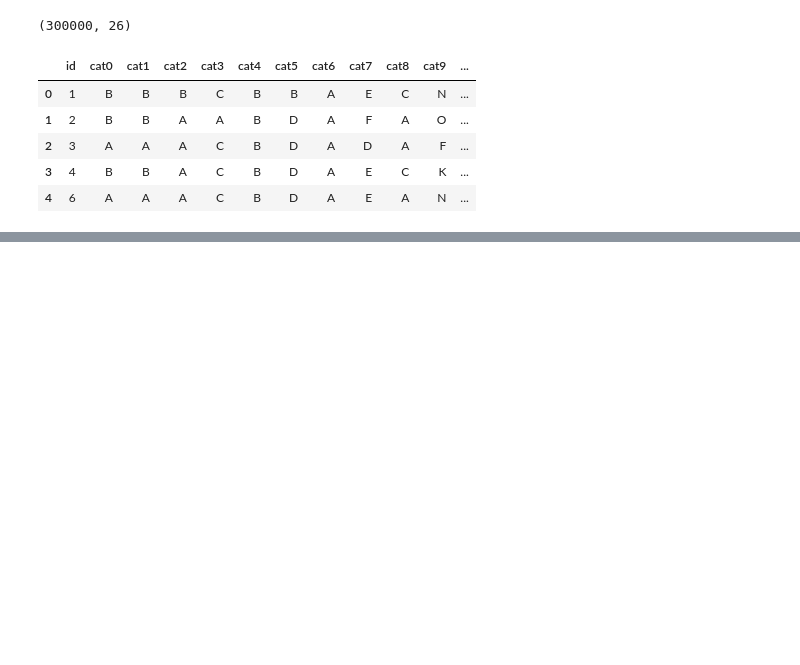
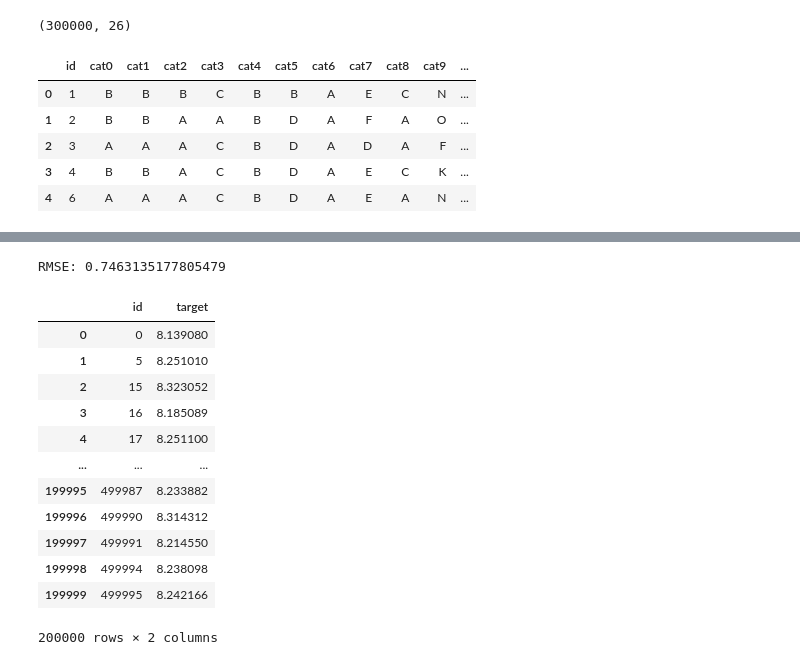
Before and after one commit to ym-dskr/30Days_of_ML, a Jupyter notebook: code/baseline.ipynb, the cells around one changed output, grey strips where cells are left out. Drawn from its saved outputs; the diff is of its cells as text; code cells hidden in the pictures; blank space fills up the shorter version.

```diff
--- a/code/baseline.ipynb
+++ b/code/baseline.ipynb
@@ -25,0 +85,6 @@ train.head()
+# %%
+# Keep selected columns only
+my_cols = categorical_cols + numerical_cols
+X_train = X_train_full[my_cols].copy()
+X_valid = X_valid_full[my_cols].copy()
+X_test = test[my_cols].copy()
@@ -25,0 +95,37 @@ train.head()
+# %%
+# Preprocessing for categorical data
+categorical_transformer = Pipeline(steps=[
+    # ('imputer', SimpleImputer(strategy='most_frequent')),
+    ('onehot', OneHotEncoder(handle_unknown='ignore'))
+])
+
+# Bundle preprocessing for numerical and categorical data
+preprocessor = ColumnTransformer(
+    transformers=[
+        # ('num', numerical_transformer, numerical_cols),
+        ('cat', categorical_transformer, categorical_cols)
+    ])
+
+# Define model
+# model = RandomForestRegressor(n_estimators=100, random_state=0)
+model =  lgb.LGBMRegressor(random_state=420)
+# model =  xgboost.XGBRegressor(random_state=0)
+
+
+# Bundle preprocessing and modeling code in a pipeline
+clf = Pipeline(steps=[('preprocessor', preprocessor),
+                      ('model', model)
+                     ])
+
+# Preprocessing of training data, fit model
+clf.fit(X_train, y_train)
+
+# Preprocessing of validation data, get predictions
+preds = clf.predict(X_valid)
+
+print('RMSE:', mean_squared_error(y_valid, preds)**0.5)
+# %% [output]
+RMSE: 0.7463135177805479
+# %%
+d = {'id' : X_test['id'], 'target' : clf.predict(X_test)}
+preds_test = pd.DataFrame.from_dict(d)
@@ -25,0 +134,16 @@ train.head()
+# %%
+preds_test
+# %% [output]
+|  | id | target |
+| 0 | 0 | 8.139080 |
+| 1 | 5 | 8.251010 |
+| 2 | 15 | 8.323052 |
+| 3 | 16 | 8.185089 |
+| 4 | 17 | 8.251100 |
+| ... | ... | ... |
+| 199995 | 499987 | 8.233882 |
+| 199996 | 499990 | 8.314312 |
+| 199997 | 499991 | 8.214550 |
+| 199998 | 499994 | 8.238098 |
+| 199999 | 499995 | 8.242166 |
+200000 rows × 2 columns
```
Also changed, not shown: parts of 14 cells of this notebook, 8 other files.
